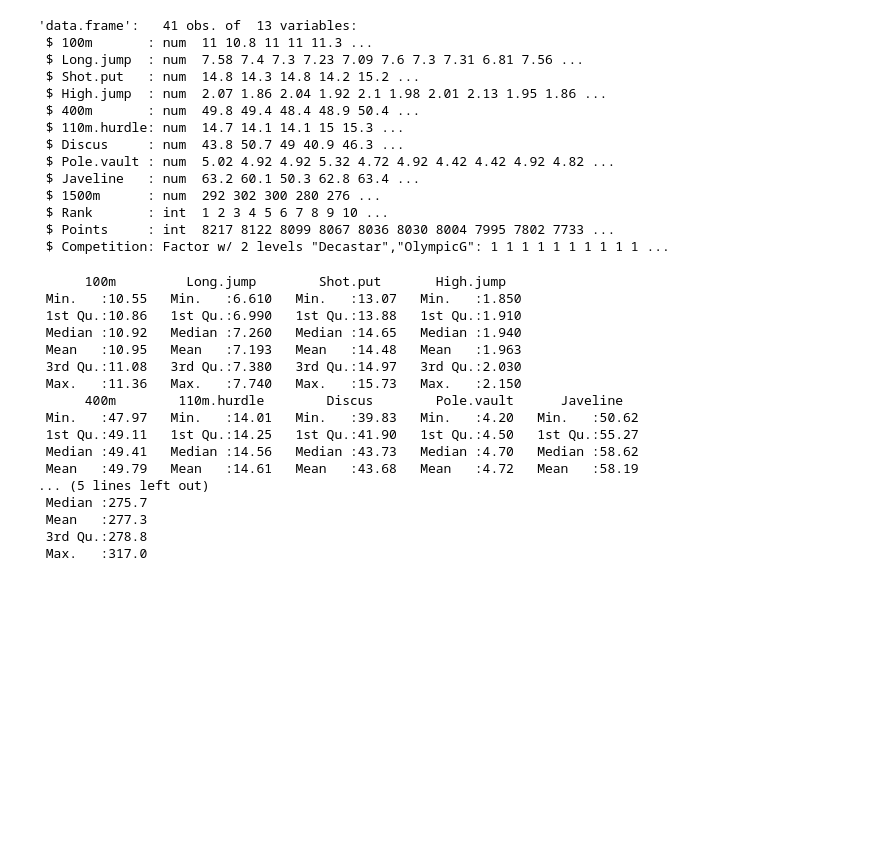
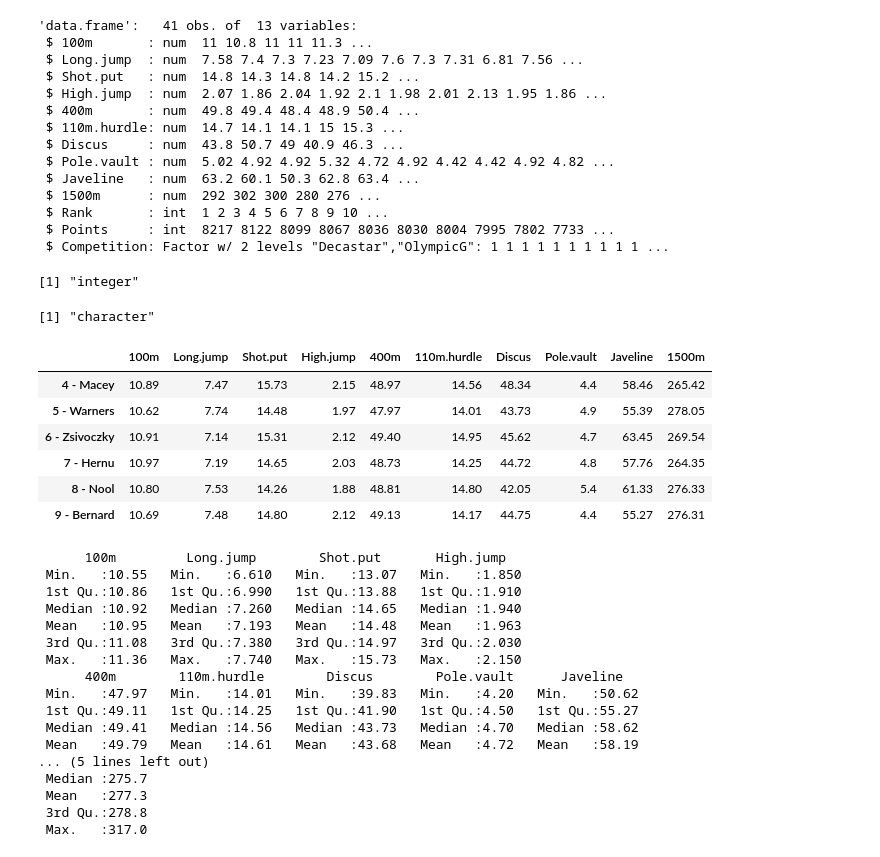
Before and after one commit to methodidacte/R-initiation, a Jupyter notebook: 06 - ACP.ipynb, the cells around one changed output. Cells and saved outputs as stored; diff of their text form; code cells hidden in the pictures; blank space fills up the shorter version.

```diff
--- a/06 - ACP.ipynb
+++ b/06 - ACP.ipynb
@@ -62,12 +61,25 @@ attach(JO)
  $ Competition: Factor w/ 2 levels "Decastar","OlympicG": 1 1 1 1 1 1 1 1 1 1 ...
 # %%
 #nom + classement dans les noms de ligne
-rank<-JO[11]
-new.name<-paste(JO[,11], "-", rownames(JO))
+rank<-as.vector(t(JO[11]))
+class(rank)
+class(row.names(JO))
+new.name<-paste(rank, "-", rownames(JO))
 rownames(JO)<-new.name
 
 #Récupération des épreuves
 Epreuve<-JO[1:10]
+head(Epreuve)
+# %% [output]
+[1] "integer"
+[1] "character"
+|  | 100m | Long.jump | Shot.put | High.jump | 400m | 110m.hurdle | Discus | Pole.vault | Javeline | 1500m |
+| 4 - Macey | 10.89 | 7.47 | 15.73 | 2.15 | 48.97 | 14.56 | 48.34 | 4.4 | 58.46 | 265.42 |
+| 5 - Warners | 10.62 | 7.74 | 14.48 | 1.97 | 47.97 | 14.01 | 43.73 | 4.9 | 55.39 | 278.05 |
+| 6 - Zsivoczky | 10.91 | 7.14 | 15.31 | 2.12 | 49.40 | 14.95 | 45.62 | 4.7 | 63.45 | 269.54 |
+| 7 - Hernu | 10.97 | 7.19 | 14.65 | 2.03 | 48.73 | 14.25 | 44.72 | 4.8 | 57.76 | 264.35 |
+| 8 - Nool | 10.80 | 7.53 | 14.26 | 1.88 | 48.81 | 14.80 | 42.05 | 5.4 | 61.33 | 276.33 |
+| 9 - Bernard | 10.69 | 7.48 | 14.80 | 2.12 | 49.13 | 14.17 | 44.75 | 4.4 | 55.27 | 276.31 |
 # %%
 #Statistique descriptives
 summary(Epreuve)
```
Also changed, not shown: parts of 1 cell of this notebook.
